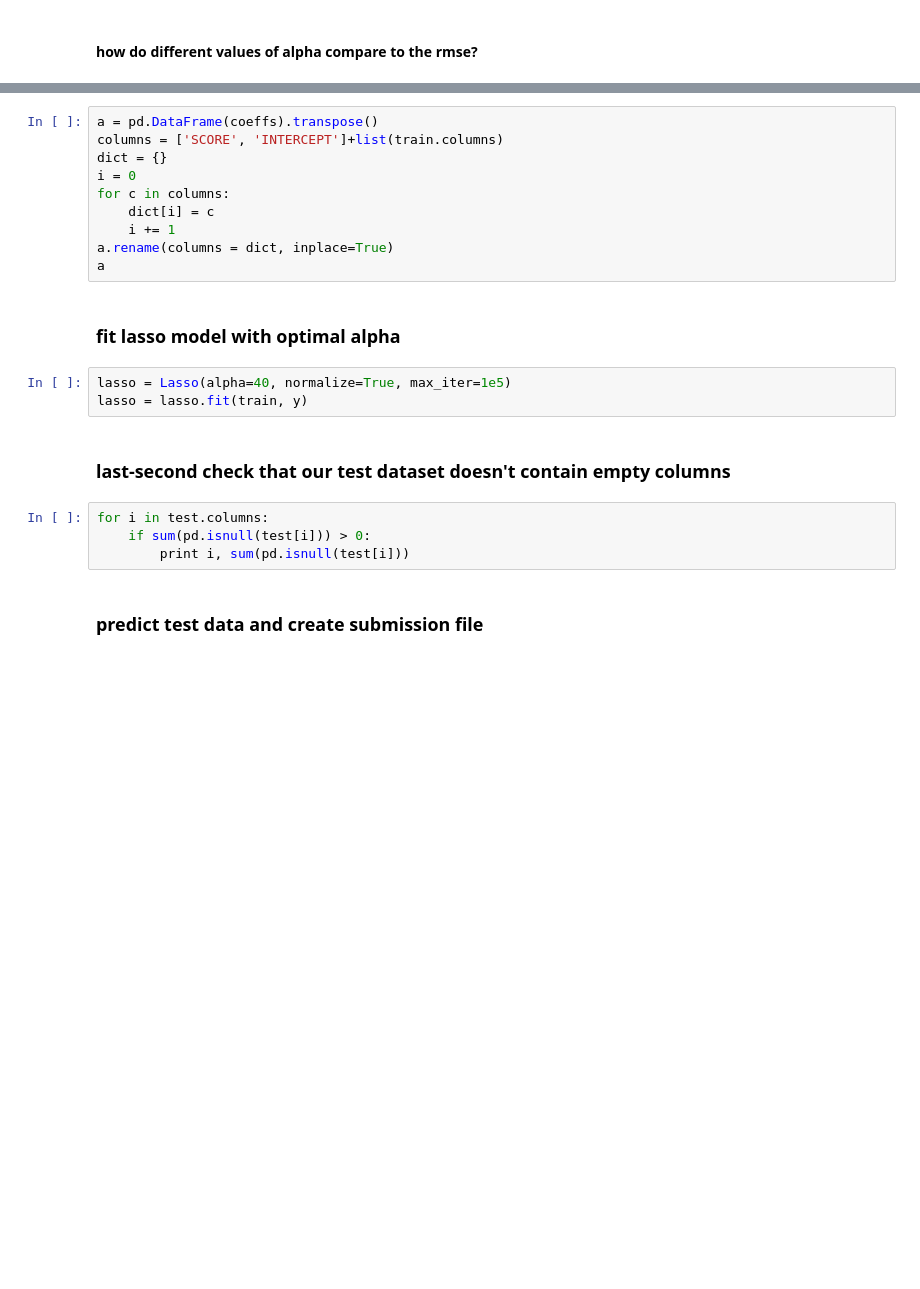
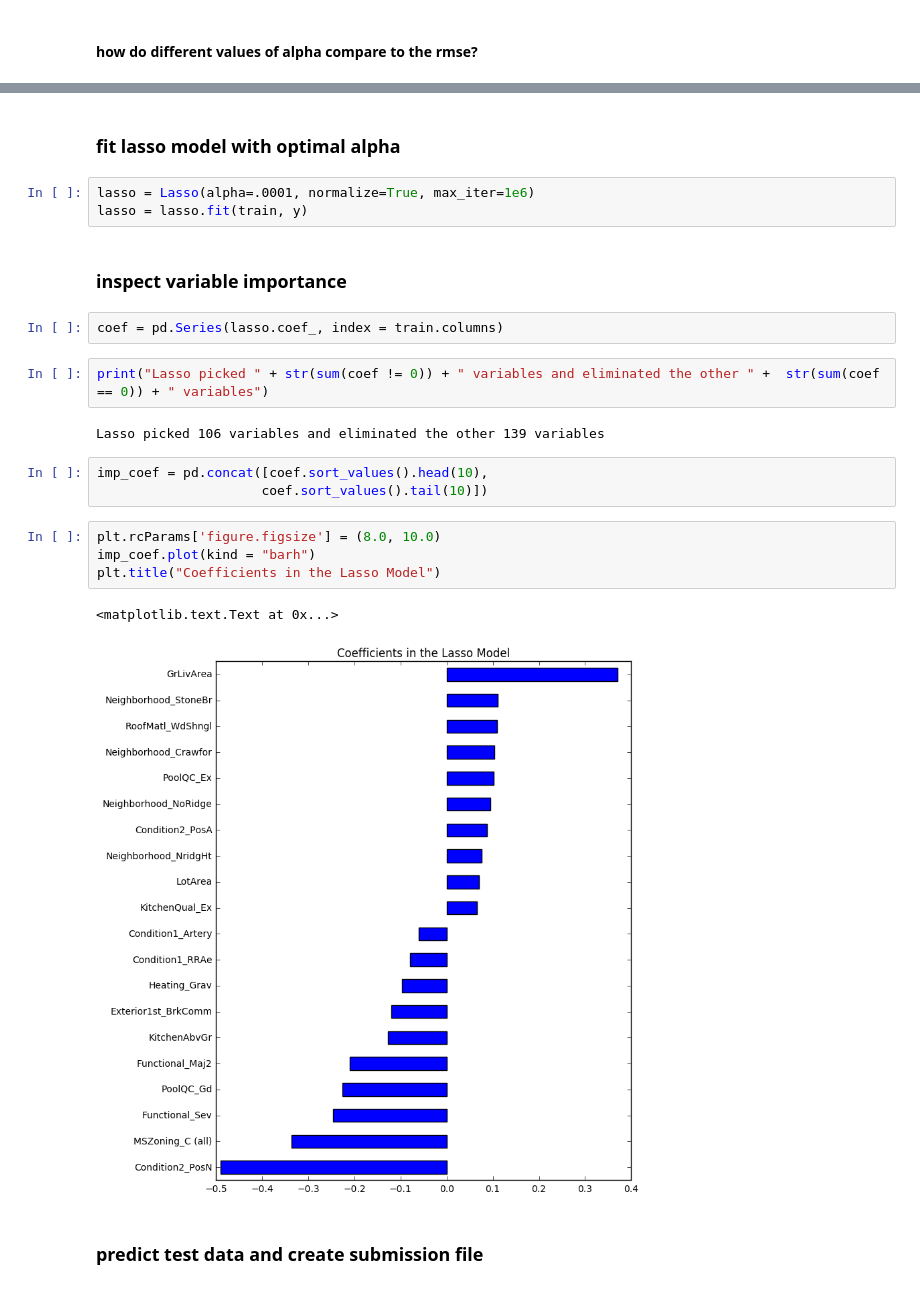
Before and after one commit to zlatankr/Projects, a Jupyter notebook: Homes/Models.ipynb, the cells around one changed output, grey strips where cells are left out. Saved outputs shown, nothing was run; the diff lists cells and outputs as text; blank space fills up the shorter version.

```diff
--- a/Homes/Models.ipynb
+++ b/Homes/Models.ipynb
@@ -412,24 +404,26 @@ plt.ylabel("rmse")
-# %%
-a = pd.DataFrame(coeffs).transpose()
-columns = ['SCORE', 'INTERCEPT']+list(train.columns)
-dict = {}
-i = 0
-for c in columns:
-    dict[i] = c
-    i += 1
-a.rename(columns = dict, inplace=True)
-a
 # %% [markdown]
 ### fit lasso model with optimal alpha
 # %%
-lasso = Lasso(alpha=40, normalize=True, max_iter=1e5)
+lasso = Lasso(alpha=.0001, normalize=True, max_iter=1e6)
 lasso = lasso.fit(train, y)
-# %% [markdown]
-### last-second check that our test dataset doesn't contain empty columns
-# %%
-for i in test.columns:
-    if sum(pd.isnull(test[i])) > 0:
-        print i, sum(pd.isnull(test[i]))
+# %% [markdown]
+### inspect variable importance
+# %%
+coef = pd.Series(lasso.coef_, index = train.columns)
+# %%
+print("Lasso picked " + str(sum(coef != 0)) + " variables and eliminated the other " +  str(sum(coef == 0)) + " variables")
+# %% [output]
+Lasso picked 106 variables and eliminated the other 139 variables
+# %%
+imp_coef = pd.concat([coef.sort_values().head(10),
+                     coef.sort_values().tail(10)])
+# %%
+plt.rcParams['figure.figsize'] = (8.0, 10.0)
+imp_coef.plot(kind = "barh")
+plt.title("Coefficients in the Lasso Model")
+# %% [output]
+<matplotlib.text.Text at 0x...>
+[figure, added]
 # %% [markdown]
 ### predict test data and create submission file
 # %%
```
Also changed, not shown: parts of 5 cells of this notebook, 1 other file.
